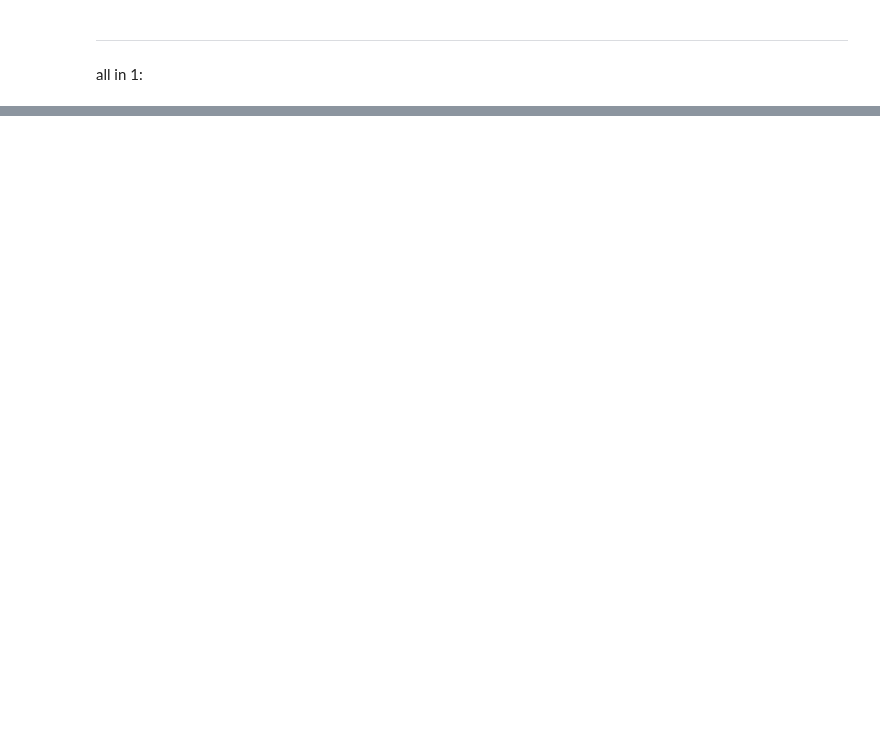
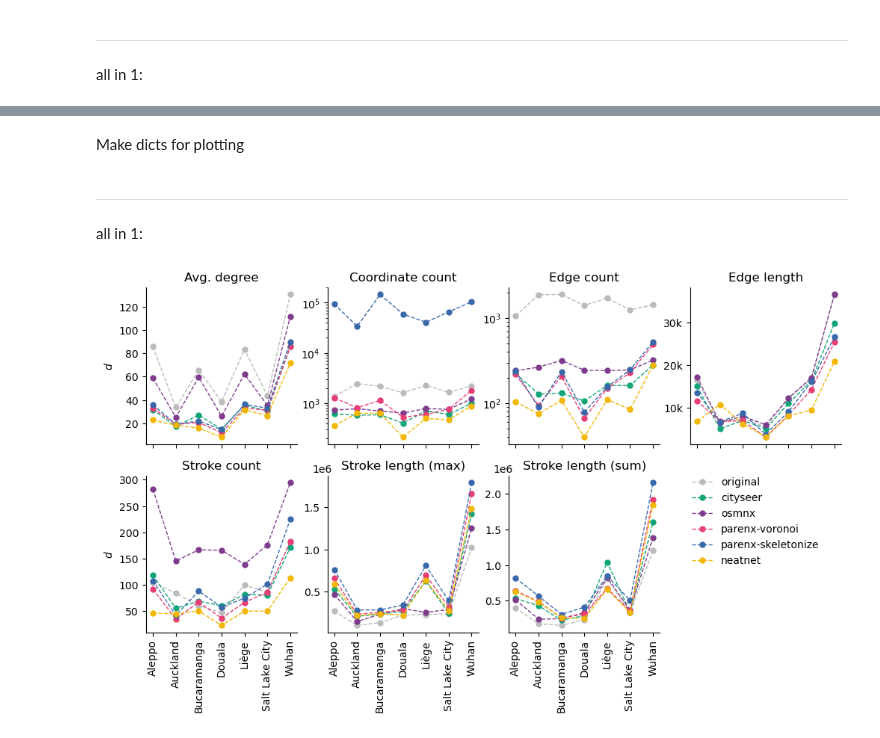
Before and after one commit to uscuni/simplification, a Jupyter notebook: notebooks/evaluation/statistical_comparison_viz.ipynb, the cells around one changed output, grey strips where cells are left out. Cells and saved outputs as stored; diff of their text form; code cells hidden in the pictures; blank space fills up the shorter version.

Commit message:
rerun evaluation (#255)
* rerun evaluation

* ruff

```diff
--- a/notebooks/evaluation/statistical_comparison_viz.ipynb
+++ b/notebooks/evaluation/statistical_comparison_viz.ipynb
@@ -14,6 +14,7 @@ import scipy.stats
 from core import stats, utils
 # %%
 methods_to_compare = [
+    "original",
     "cityseer",
     "osmnx",
     "parenx-voronoi",
@@ -22,6 +23,7 @@ methods_to_compare = [
 ]
 
 cartobold = [
+    "#bbbbbb",
     "#11A579",
     "#7F3C8D",
     "#E73F74",
@@ -296,0 +124,4 @@ axs.flat[-1].remove()
+# %%
+combined = pd.read_csv("combined_deltas.csv")
+combined = combined.set_index(["variable", "case"]).sort_index(level=0)
+combined.head(3)
@@ -296,0 +134,2 @@ axs.flat[-1].remove()
+# %% [markdown]
+Make dicts for plotting
@@ -296,0 +140,45 @@ axs.flat[-1].remove()
+# %% [markdown]
+***
+
+all in 1:
+# %%
+fig, axs = plt.subplots(2, 4, sharex=True, sharey=False, figsize=(12, 6))
+
+for i, metric in enumerate(eval_vars):
+    ax = axs.flat[i]
+    if metric in ["coordinate_count", "edge_count"]:
+        ax.set_yscale("log")
+
+    if metric == "edge_length":
+        ax.set_yticks([10000, 20000, 30000], labels=["10k", "20k", "30k"])
+
+    if metric in ["stroke_length_max", "stroke_length_sum"]:
+        ax.yaxis.offsetText.set_position((-0.1, 0))
+
+    for method in methods_to_compare:
+        ax.plot(
+            combined.loc[metric][method],
+            color=colors[method],
+            linewidth=1,
+            linestyle="dashed",
+            marker="o",
+            markersize=5,
+            label=method,
+        )
+    # ax.set_ylim(0, 1)
+    if i == 6:
+        ax.legend(loc="upper left", bbox_to_anchor=(1.15, 1.05), frameon=False)
+    if i in range(4, 7):
+        ax.set_xticks(list(xpos.values()))
+        ax.set_xticklabels(list(xpos.keys()), rotation=90)
+        # ax.set_xlabel("City")
+    if i in [0, 4]:
+        ax.set_ylabel(r"$d$")
+    ax.set_title(title_mapping[metric])
+    ax.spines[["right", "top"]].set_visible(False)
+axs.flat[-1].remove()
+plt.savefig(
+    "../../evaluation/delta.png", dpi=300, transparent=True, bbox_inches="tight"
+)
+# %% [output]
+[figure, added]
```
Also changed, not shown: parts of 12 cells of this notebook, 22 other files.
